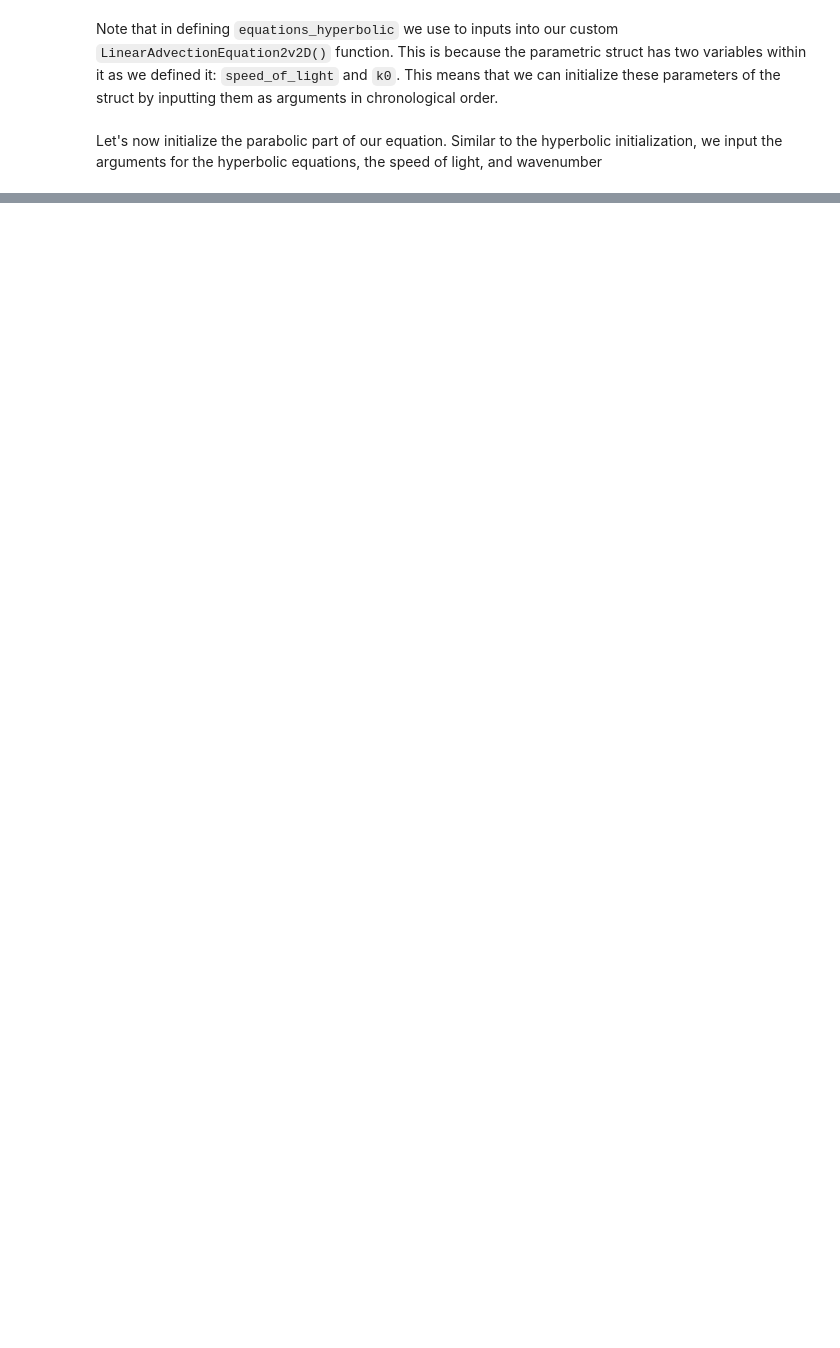
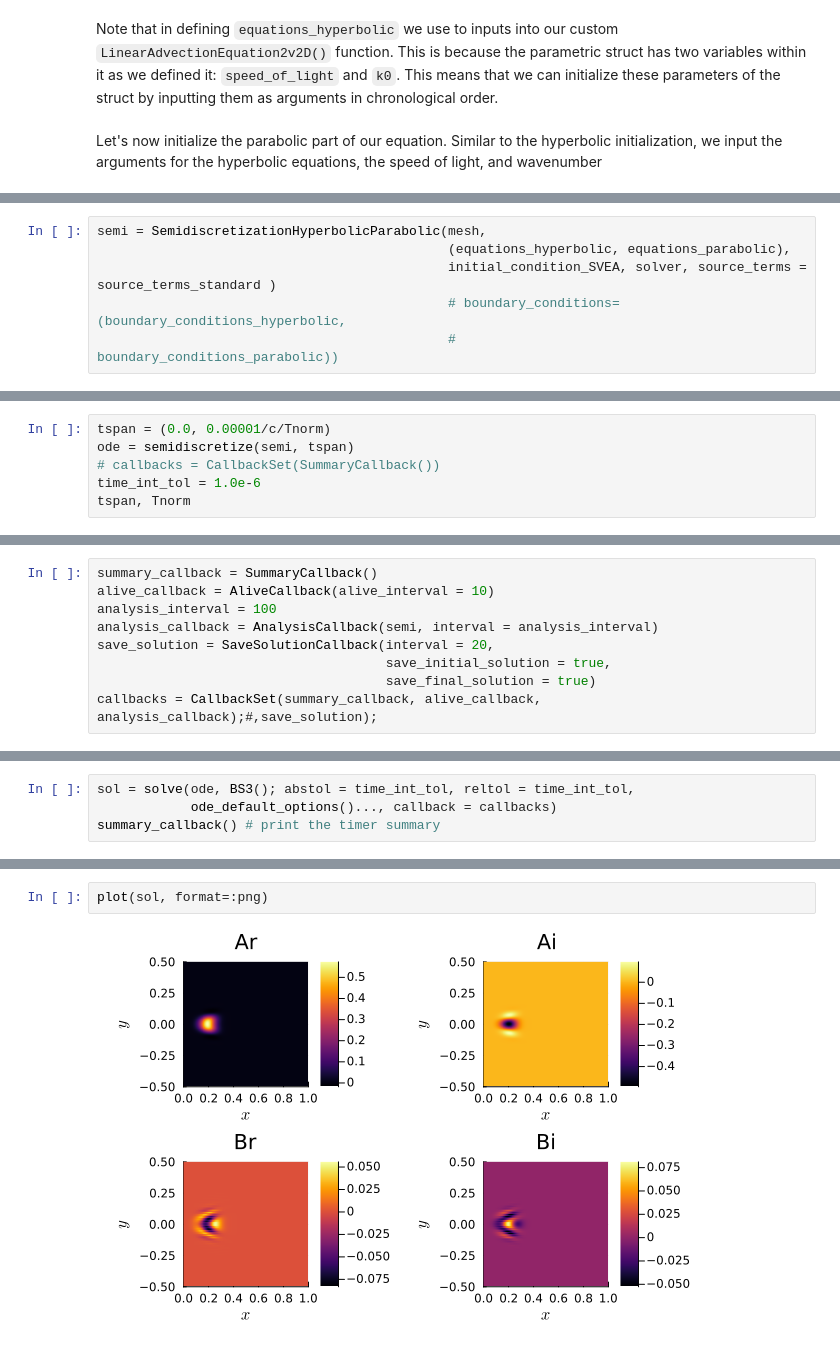
Before and after one commit to erny123/TRIXIExamples, a Jupyter notebook: TRIXI-SVEA-Nonlinear-Kerr.ipynb, the cells around one changed output, grey strips where cells are left out. Drawn from its saved outputs; the diff is of its cells as text; blank space fills up the shorter version.

```diff
--- a/TRIXI-SVEA-Nonlinear-Kerr.ipynb
+++ b/TRIXI-SVEA-Nonlinear-Kerr.ipynb
@@ -629,0 +1144,6 @@ equations_parabolic = ConstantAnisotropicDiffusion2D(equations_hyperbolic, cnorm
+# %%
+semi = SemidiscretizationHyperbolicParabolic(mesh,
+                                             (equations_hyperbolic, equations_parabolic),
+                                             initial_condition_SVEA, solver, source_terms = source_terms_standard )
+                                             # boundary_conditions=(boundary_conditions_hyperbolic,
+                                             #                      boundary_conditions_parabolic))
@@ -629,0 +1166,6 @@ equations_parabolic = ConstantAnisotropicDiffusion2D(equations_hyperbolic, cnorm
+# %%
+tspan = (0.0, 0.00001/c/Tnorm)
+ode = semidiscretize(semi, tspan)
+# callbacks = CallbackSet(SummaryCallback())
+time_int_tol = 1.0e-6
+tspan, Tnorm
@@ -629,0 +1174,9 @@ equations_parabolic = ConstantAnisotropicDiffusion2D(equations_hyperbolic, cnorm
+# %%
+summary_callback = SummaryCallback()
+alive_callback = AliveCallback(alive_interval = 10)
+analysis_interval = 100
+analysis_callback = AnalysisCallback(semi, interval = analysis_interval)
+save_solution = SaveSolutionCallback(interval = 20,
+                                     save_initial_solution = true,
+                                     save_final_solution = true)
+callbacks = CallbackSet(summary_callback, alive_callback, analysis_callback);#,save_solution);
@@ -629,0 +1187,4 @@ equations_parabolic = ConstantAnisotropicDiffusion2D(equations_hyperbolic, cnorm
+# %%
+sol = solve(ode, BS3(); abstol = time_int_tol, reltol = time_int_tol,
+            ode_default_options()..., callback = callbacks)
+summary_callback() # print the timer summary
@@ -629,0 +1209,4 @@ equations_parabolic = ConstantAnisotropicDiffusion2D(equations_hyperbolic, cnorm
+# %%
+plot(sol, format=:png)
+# %% [output]
+[figure, added]
```
Also changed, not shown: parts of 110 cells of this notebook.
